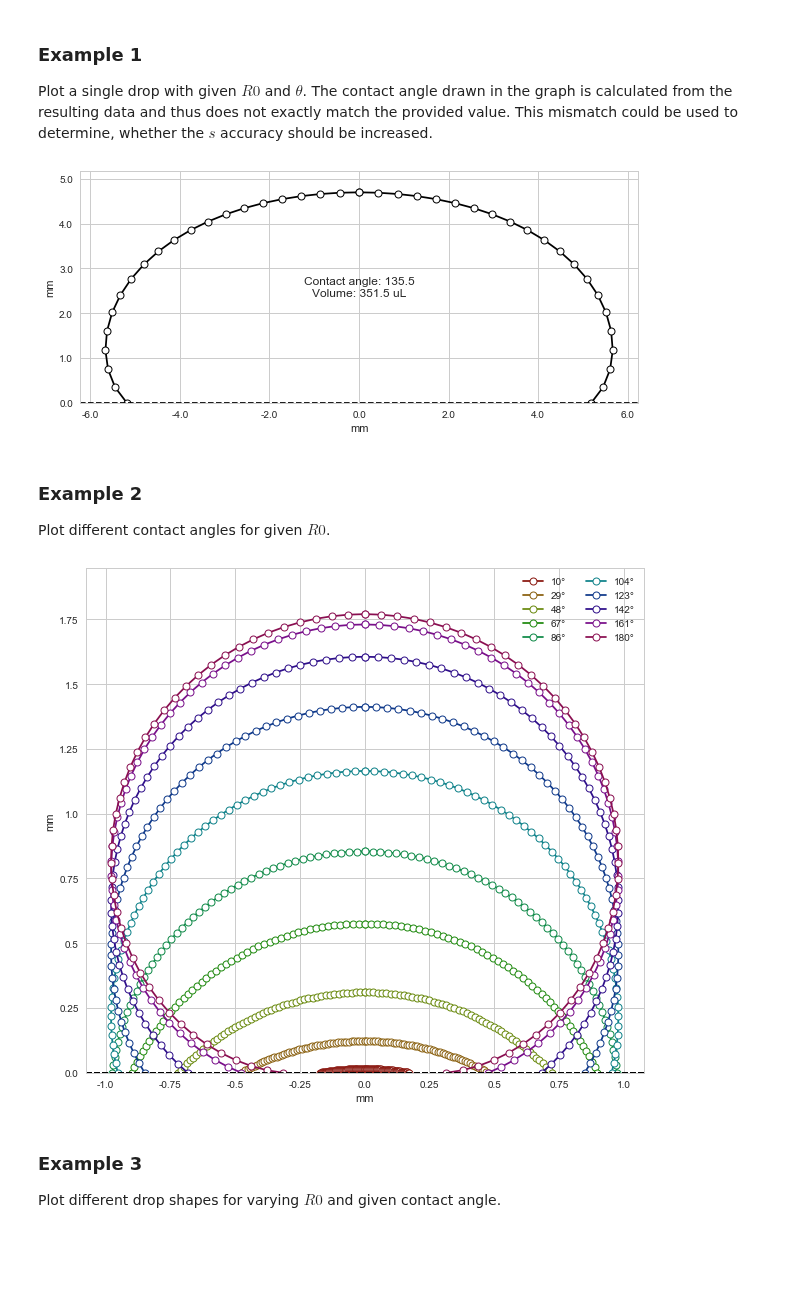
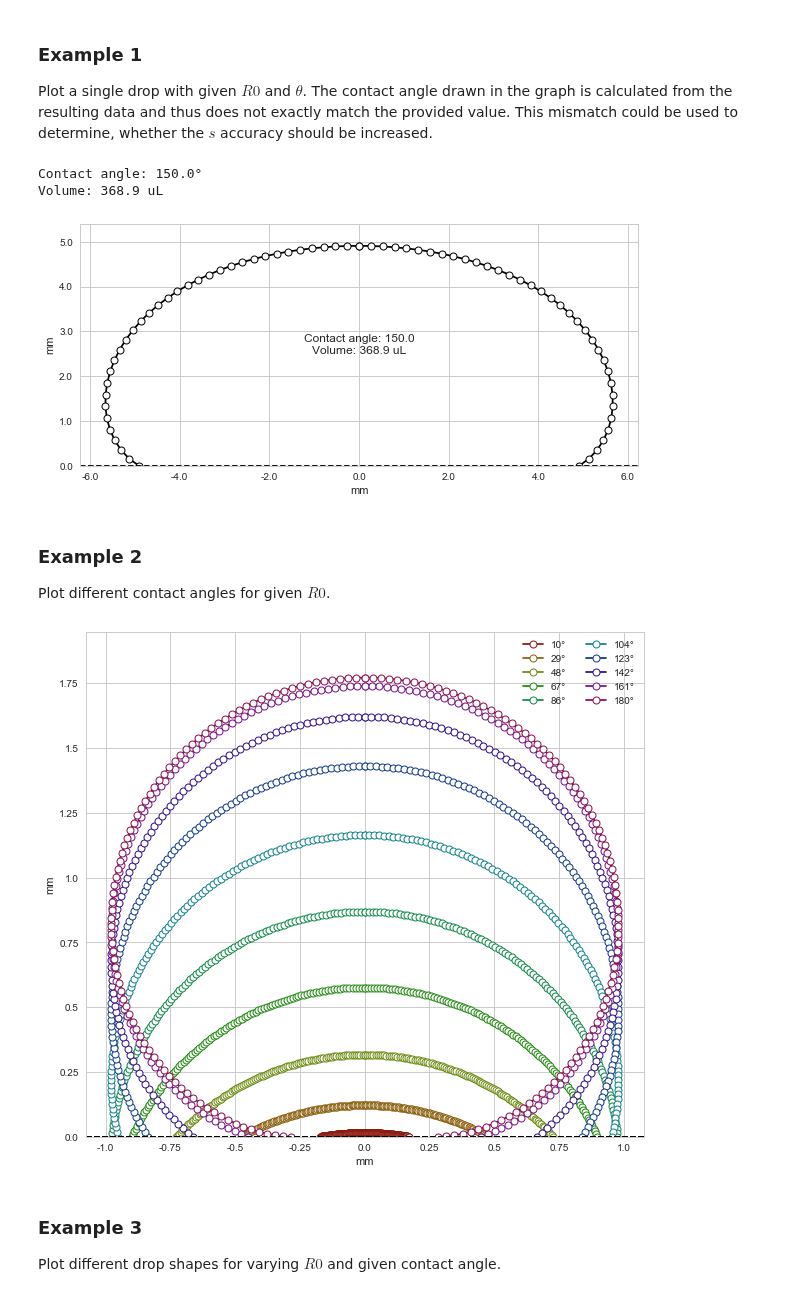
Before and after one commit to juusokorhonen/droplet-shape-solver, a Jupyter notebook: content/drop_solver.ipynb, the cells around one changed output. Cells and saved outputs as stored; diff of their text form; code cells hidden in the pictures; blank space fills up the shorter version.

```diff
--- a/content/drop_solver.ipynb
+++ b/content/drop_solver.ipynb
@@ -113,3 +127,15 @@ def calc_volume(y):
+# %%
+def drop_shape_estimate_for_volume(vol, ca, c=rho*g/gamma):
+    """Returns approximate height, R0, volume (given), path length, and ca as a tuple."""
+    x = np.cos(np.deg2rad(ca))
+    # Spherical cap approximation with static R != R(z)
+    R = np.power(3 * vol / (np.pi*(x**3-3*x+2)), 1/3)
+    # Height of drop from spherical cap approximation
+    h = R*(1-x)
+    # Path length from spherical cap approximation
+    l_c = R*np.deg2rad(ca)
+
+    return (h, R, vol, l_c, ca)
 # %% [markdown]
 ## Droplet shape calculation
 
@@ -122,28 +148,23 @@ Contact angle, $\theta$ (CA), is used to remove all data points that occur after
 def drop_shape(R0, ca, s=None, volume=None):
     """Return the drop shape for given R0 and ca."""
     if s is None:
-        # height = capillary length * 3 (semi-empirical puddle height max)
-        h = 3.0 * np.sqrt(gamma/(rho*g))
-        # arc length for circle
-        l_c = 2.0*np.deg2rad(ca)*R0
-        # arc length for puddle
+        (h_R, R0, vol_est, lc_R, ca) = drop_shape_estimate(R0, ca)
         if volume is not None:
-            R = np.sqrt(volume / (np.pi * h))
-            l_p = 2.0 * (2*R + 2*h)
+            # Calculate another estimate
+            (h_vol, R0_est, volume, lc_vol, ca) = drop_shape_estimate_for_volume(volume, ca)
         else:
-            l_p = 2.0 * np.deg2rad(ca) * h
-
-        # Use capillary length c to estimate the maximum path length
-        s_max = min(l_c, l_p)
-        s = np.linspace(0, s_max, 100)
+            lc_vol = lc_R
+        s = np.linspace(0, max(lc_R, lc_vol), 100)
     y = odeint(yl, [0.0, 0.0, 0.0], s, args=(1/R0,))
 
     # Find stop condition
+    found_end = False
     for imax, yval in enumerate(y):
         if yval[0] >= np.deg2rad(ca):
+            found_end = True
             break
 
-    if imax < len(y)-1:
+    if found_end:
         # Remove excess points
         y = y[:imax]
         # Move points to baseline
@@ -151,6 +172,7 @@ def drop_shape(R0, ca, s=None, volume=None):
     else:
         #s = np.linspace(0, max(s), 100)
         #return drop_shape(R0, ca, s)
-        raise RuntimeError("Stop condition not found. Perhaps increase s_max?")
+        raise RuntimeError(u"Stop condition not found. Perhaps increase s_max? Maximum theta={}, while expecting {}"
+                           .format(np.rad2deg(y[-1][0]), ca))
 
     return y
@@ -226,7 +226,7 @@ def plot_drop(y, color='k', label=None, annotate=True, ax=None, autoscale=True):
     ax.set_yticklabels(1000*ax.get_yticks())
     volume = calc_volume(y)
     if annotate:
-        ax.text(0.5, 0.5, "Contact angle: {:.4}\nVolume: {:.4} uL".format(np.rad2deg(y[-1,0]), volume*1e9),
+        ax.text(0.5, 0.5, u"Contact angle: {:.4}\nVolume: {:.4} uL".format(np.rad2deg(y[-1,0]), volume*1e9),
              horizontalalignment='center',
              verticalalignment='center',
              transform=ax.transAxes)
@@ -239,10 +239,16 @@ Plot a single drop with given $R0$ and $\theta$. The contact angle drawn in the
 # %%
 R0 = 10.0e-3 # 10 mm
 ca = 150.0
 
-plot_drop(drop_shape(R0, ca))
+y = drop_shape(R0, ca)
+vol = calc_volume(y)
+plot_drop(y, annotate=True)
+
+print(u"Contact angle: {:.4}°\nVolume: {:.4} uL".format(np.rad2deg(y[-1,0]), vol*1e9))
 # %% [output]
+Contact angle: 150.0°
+Volume: 368.9 uL
-[figure, old version]
+[figure, new version]
 # %% [markdown]
 ### Example 2
 
@@ -261,12 +267,12 @@ pal = sns.hls_palette(num_graphs, l=.3, s=.8)
 
 for i, ca in enumerate(np.linspace(min_ca, max_ca, num_graphs)):
     y = drop_shape(R0, ca)
-    plot_drop(y, ax=ax, color=pal[i], annotate=False, label="{:.0f}°".format(ca))
+    plot_drop(y, ax=ax, color=pal[i], annotate=False, label=u"{:.0f}°".format(ca))
 
 # Add legend to axis
 leg = ax.legend(loc='best', ncol=2)
 # %% [output]
-[figure, old version]
+[figure, new version]
 # %% [markdown]
 ### Example 3
 
```
Also changed, not shown: parts of 15 cells of this notebook, 3 other files.
